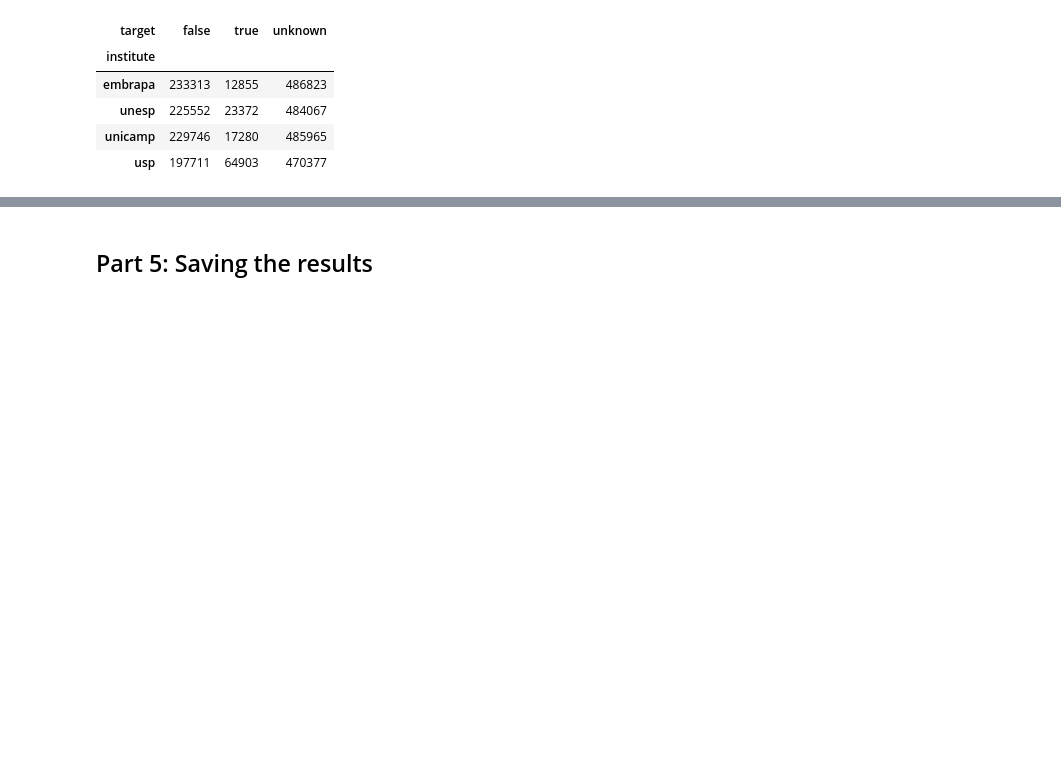
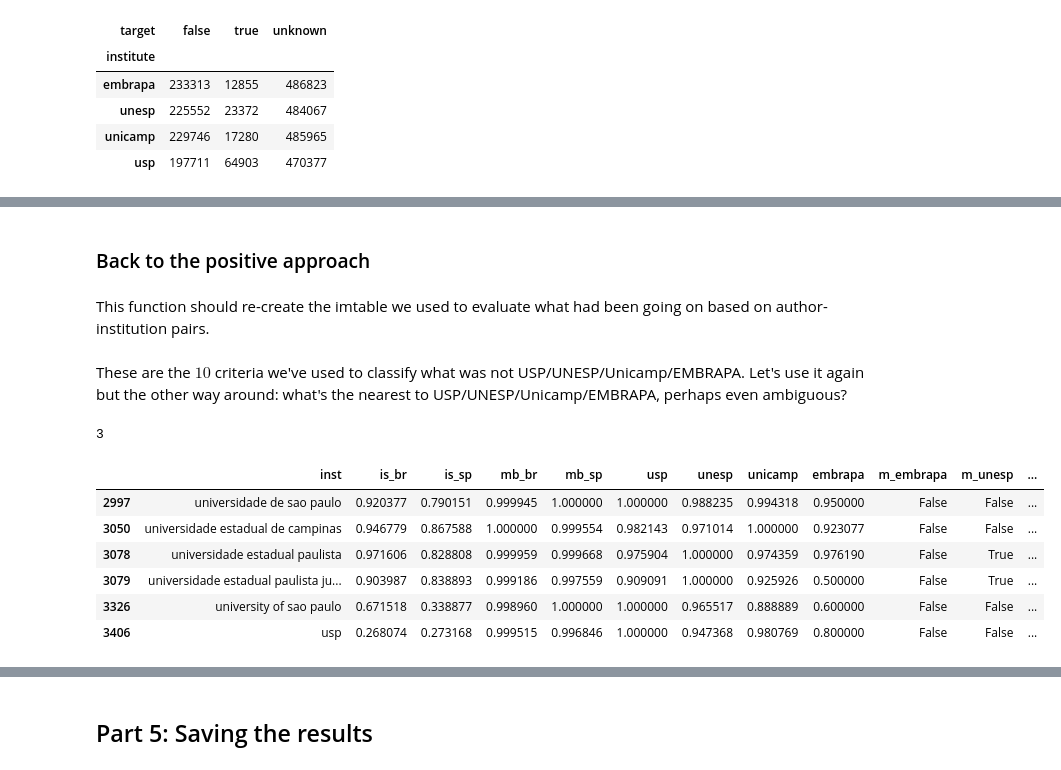
Before and after one commit to scieloorg/normalizations-experiments, a Jupyter notebook: experiments_2019-02_usp_unicamp_unesp_embrapa.ipynb, the cells around one changed output, grey strips where cells are left out. Cells and saved outputs as stored; diff of their text form; code cells hidden in the pictures; blank space fills up the shorter version.

```diff
--- a/experiments_2019-02_usp_unicamp_unesp_embrapa.ipynb
+++ b/experiments_2019-02_usp_unicamp_unesp_embrapa.ipynb
@@ -4993,0 +5255,3 @@ pids2stats(solution2pids(solution))
+# %%
+unk_table3 = get_unknowns_table(60)
+unk_table3
@@ -4993,0 +5296,3 @@ pids2stats(solution2pids(solution))
+# %%
+unk_table3_sel = all_pre_inames.isin(unk_table3.reset_index()["inst"])
+solution[unk_table3_sel] = solution[unk_table3_sel].fillna(0.)
@@ -4993,0 +5308,6 @@ pids2stats(solution2pids(solution))
+# %% [markdown]
+### Back to the positive approach
+# %% [markdown]
+This function should re-create the imtable
+we used to evaluate what had been going on
+based on author-institution pairs.
@@ -4993,0 +5352,34 @@ pids2stats(solution2pids(solution))
+# %% [markdown]
+These are the $10$ criteria we've used to classify
+what was not USP/UNESP/Unicamp/EMBRAPA.
+Let's use it again but the other way around:
+what's the nearest to USP/UNESP/Unicamp/EMBRAPA,
+perhaps even ambiguous?
+# %%
+imt2_crits = pd.DataFrame([
+    (imtable2["is_br"] < 1e-5),
+    (imtable2["is_sp"] < 1e-5),
+    (imtable2["usp"] < .01),
+    (imtable2["unesp"] < .01),
+    (imtable2["unicamp"] < .01),
+    (imtable2["embrapa"] < .01),
+    ~imtable2["m_usp"],
+    ~imtable2["m_unesp"],
+    ~imtable2["m_unicamp"],
+    ~imtable2["m_embrapa"],
+]).T
+imt2_crits_sum = imt2_crits.sum(axis=1)
+imt2_crits_sum.min()
+# %% [output]
+3
+# %%
+imt2c3 = imtable2[imt2_crits.sum(axis=1) == imt2_crits_sum.min()]
+imt2c3
+# %% [output]
+|  | inst | is_br | is_sp | mb_br | mb_sp | usp | unesp | unicamp | embrapa | m_embrapa | m_unesp | ... |
+| 2997 | universidade de sao paulo | 0.920377 | 0.790151 | 0.999945 | 1.000000 | 1.000000 | 0.988235 | 0.994318 | 0.950000 | False | False | ... |
+| 3050 | universidade estadual de campinas | 0.946779 | 0.867588 | 1.000000 | 0.999554 | 0.982143 | 0.971014 | 1.000000 | 0.923077 | False | False | ... |
+| 3078 | universidade estadual paulista | 0.971606 | 0.828808 | 0.999959 | 0.999668 | 0.975904 | 1.000000 | 0.974359 | 0.976190 | False | True | ... |
+| 3079 | universidade estadual paulista ju... | 0.903987 | 0.838893 | 0.999186 | 0.997559 | 0.909091 | 1.000000 | 0.925926 | 0.500000 | False | True | ... |
+| 3326 | university of sao paulo | 0.671518 | 0.338877 | 0.998960 | 1.000000 | 1.000000 | 0.965517 | 0.888889 | 0.600000 | False | False | ... |
+| 3406 | usp | 0.268074 | 0.273168 | 0.999515 | 0.996846 | 1.000000 | 0.947368 | 0.980769 | 0.800000 | False | False | ... |
```
Also changed, not shown: parts of 67 cells of this notebook.
